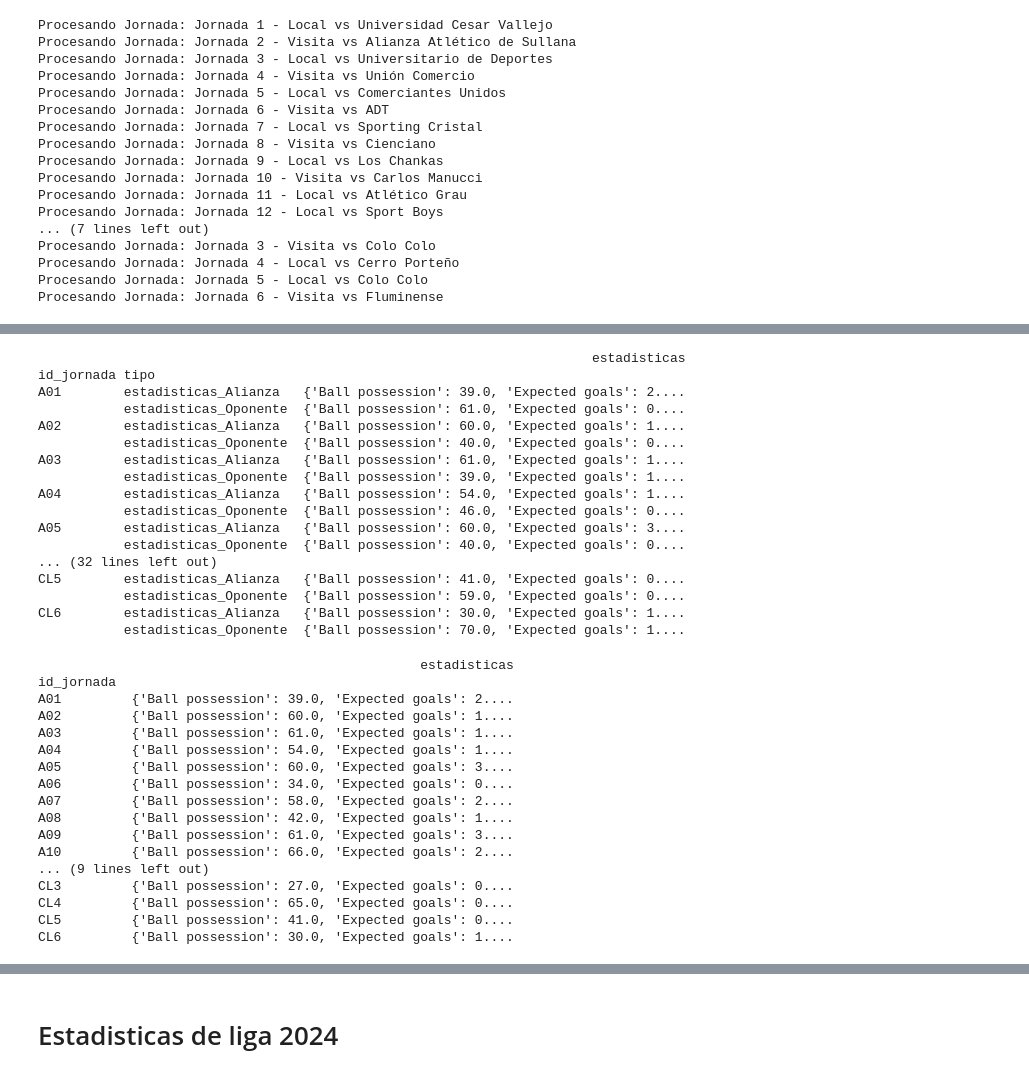
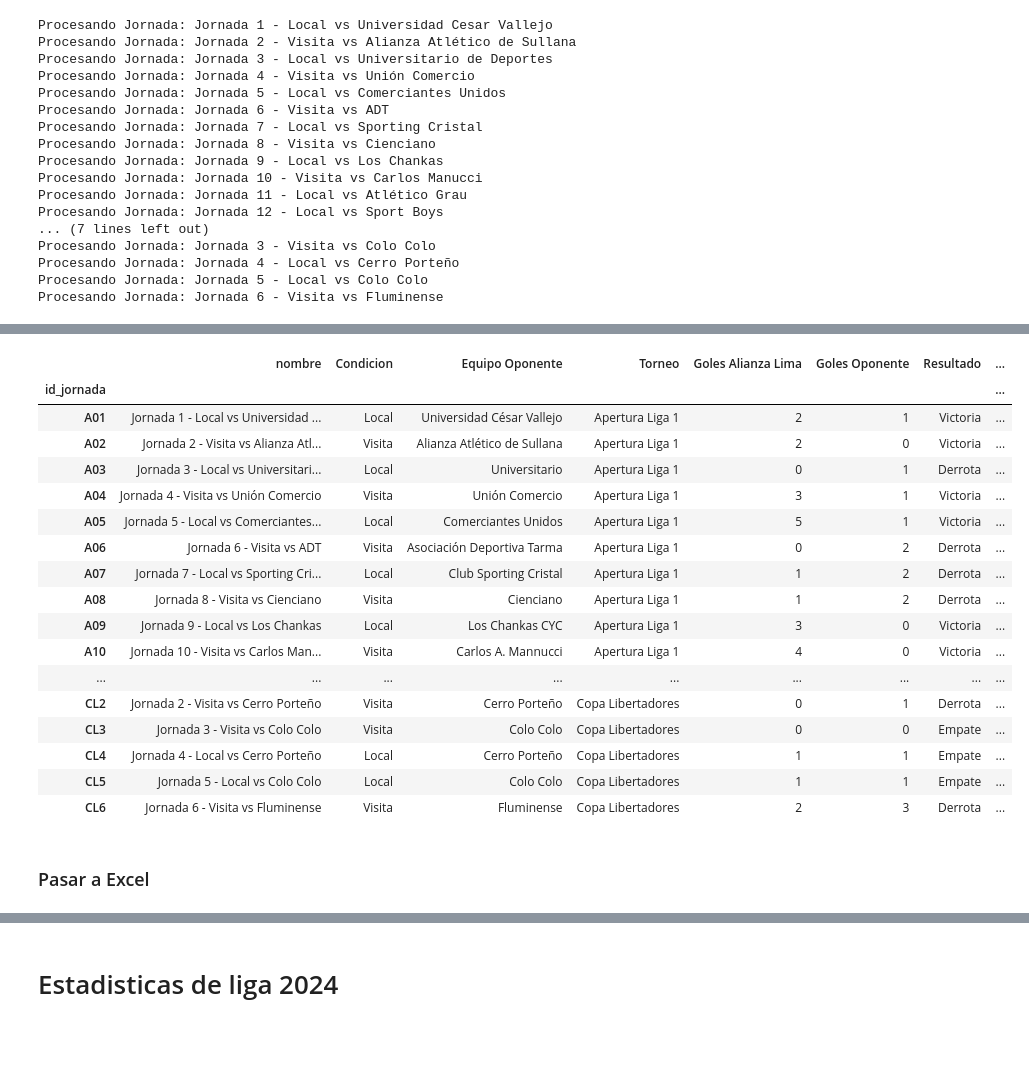
Before and after one commit to Alcamaster1290/GroneStats-Legacy, a Jupyter notebook: 05-Sofascore.ipynb, the cells around one changed output, grey strips where cells are left out. Drawn from its saved outputs; the diff is of its cells as text; code cells hidden in the pictures; blank space fills up the shorter version.

```diff
--- a/05-Sofascore.ipynb
+++ b/05-Sofascore.ipynb
@@ -271,23 +324,3 @@ df_jornadas_estadisticas = pd.DataFrame(resultados, columns=['id_jornada', 'tipo
 # %%
 df_jornadas = df_jornadas.drop(['estadisticas_Alianza', 'estadisticas_Oponente'], axis=1)
 df_jornadas = df_jornadas.drop(['home_team', 'home_score','away_team', 'away_score'], axis=1)
-# %%
-print(df_jornadas_estadisticas)
-# %% [output]
-                                                                       estadisticas
-id_jornada tipo
-A01        estadisticas_Alianza   {'Ball possession': 39.0, 'Expected goals': 2....
-           estadisticas_Oponente  {'Ball possession': 61.0, 'Expected goals': 0....
-A02        estadisticas_Alianza   {'Ball possession': 60.0, 'Expected goals': 1....
-           estadisticas_Oponente  {'Ball possession': 40.0, 'Expected goals': 0....
-A03        estadisticas_Alianza   {'Ball possession': 61.0, 'Expected goals': 1....
-           estadisticas_Oponente  {'Ball possession': 39.0, 'Expected goals': 1....
-A04        estadisticas_Alianza   {'Ball possession': 54.0, 'Expected goals': 1....
-           estadisticas_Oponente  {'Ball possession': 46.0, 'Expected goals': 0....
-A05        estadisticas_Alianza   {'Ball possession': 60.0, 'Expected goals': 3....
-           estadisticas_Oponente  {'Ball possession': 40.0, 'Expected goals': 0....
-... (32 lines left out)
-CL5        estadisticas_Alianza   {'Ball possession': 41.0, 'Expected goals': 0....
-           estadisticas_Oponente  {'Ball possession': 59.0, 'Expected goals': 0....
-CL6        estadisticas_Alianza   {'Ball possession': 30.0, 'Expected goals': 1....
-           estadisticas_Oponente  {'Ball possession': 70.0, 'Expected goals': 1....
@@ -298,20 +327,27 @@ estadisticas_oponente = df_jornadas_estadisticas.xs('estadisticas_Oponente', lev
-# %%
-print(estadisticas_alianza)
-# %% [output]
-                                                 estadisticas
-id_jornada
-A01         {'Ball possession': 39.0, 'Expected goals': 2....
-A02         {'Ball possession': 60.0, 'Expected goals': 1....
-A03         {'Ball possession': 61.0, 'Expected goals': 1....
-A04         {'Ball possession': 54.0, 'Expected goals': 1....
-A05         {'Ball possession': 60.0, 'Expected goals': 3....
-A06         {'Ball possession': 34.0, 'Expected goals': 0....
-A07         {'Ball possession': 58.0, 'Expected goals': 2....
-A08         {'Ball possession': 42.0, 'Expected goals': 1....
-A09         {'Ball possession': 61.0, 'Expected goals': 3....
-A10         {'Ball possession': 66.0, 'Expected goals': 2....
-... (9 lines left out)
-CL3         {'Ball possession': 27.0, 'Expected goals': 0....
-CL4         {'Ball possession': 65.0, 'Expected goals': 0....
-CL5         {'Ball possession': 41.0, 'Expected goals': 0....
-CL6         {'Ball possession': 30.0, 'Expected goals': 1....
+# %%
+df_jornadas = df_jornadas[['id_jornada', 'nombre', 'Condicion', 'Equipo Oponente', 'Torneo', 'Goles Alianza Lima', 'Goles Oponente', 'Resultado', 'DT Alianza Lima', 'DT Oponente', 'Puntos obtenidos', 'Puntos acumulados']]
+# %%
+df_jornadas.set_index('id_jornada', inplace=True)
+# %%
+df_jornadas
+# %% [output]
+|  | nombre | Condicion | Equipo Oponente | Torneo | Goles Alianza Lima | Goles Oponente | Resultado | ... |
+| id_jornada |  |  |  |  |  |  |  | ... |
+| A01 | Jornada 1 - Local vs Universidad ... | Local | Universidad César Vallejo | Apertura Liga 1 | 2 | 1 | Victoria | ... |
+| A02 | Jornada 2 - Visita vs Alianza Atl... | Visita | Alianza Atlético de Sullana | Apertura Liga 1 | 2 | 0 | Victoria | ... |
+| A03 | Jornada 3 - Local vs Universitari... | Local | Universitario | Apertura Liga 1 | 0 | 1 | Derrota | ... |
+| A04 | Jornada 4 - Visita vs Unión Comercio | Visita | Unión Comercio | Apertura Liga 1 | 3 | 1 | Victoria | ... |
+| A05 | Jornada 5 - Local vs Comerciantes... | Local | Comerciantes Unidos | Apertura Liga 1 | 5 | 1 | Victoria | ... |
+| A06 | Jornada 6 - Visita vs ADT | Visita | Asociación Deportiva Tarma | Apertura Liga 1 | 0 | 2 | Derrota | ... |
+| A07 | Jornada 7 - Local vs Sporting Cri... | Local | Club Sporting Cristal | Apertura Liga 1 | 1 | 2 | Derrota | ... |
+| A08 | Jornada 8 - Visita vs Cienciano | Visita | Cienciano | Apertura Liga 1 | 1 | 2 | Derrota | ... |
+| A09 | Jornada 9 - Local vs Los Chankas | Local | Los Chankas CYC | Apertura Liga 1 | 3 | 0 | Victoria | ... |
+| A10 | Jornada 10 - Visita vs Carlos Man... | Visita | Carlos A. Mannucci | Apertura Liga 1 | 4 | 0 | Victoria | ... |
+| ... | ... | ... | ... | ... | ... | ... | ... | ... |
+| CL2 | Jornada 2 - Visita vs Cerro Porteño | Visita | Cerro Porteño | Copa Libertadores | 0 | 1 | Derrota | ... |
+| CL3 | Jornada 3 - Visita vs Colo Colo | Visita | Colo Colo | Copa Libertadores | 0 | 0 | Empate | ... |
+| CL4 | Jornada 4 - Local vs Cerro Porteño | Local | Cerro Porteño | Copa Libertadores | 1 | 1 | Empate | ... |
+| CL5 | Jornada 5 - Local vs Colo Colo | Local | Colo Colo | Copa Libertadores | 1 | 1 | Empate | ... |
+| CL6 | Jornada 6 - Visita vs Fluminense | Visita | Fluminense | Copa Libertadores | 2 | 3 | Derrota | ... |
+# %% [markdown]
+### Pasar a Excel
```
Also changed, not shown: parts of 25 cells of this notebook, 58 other files.
